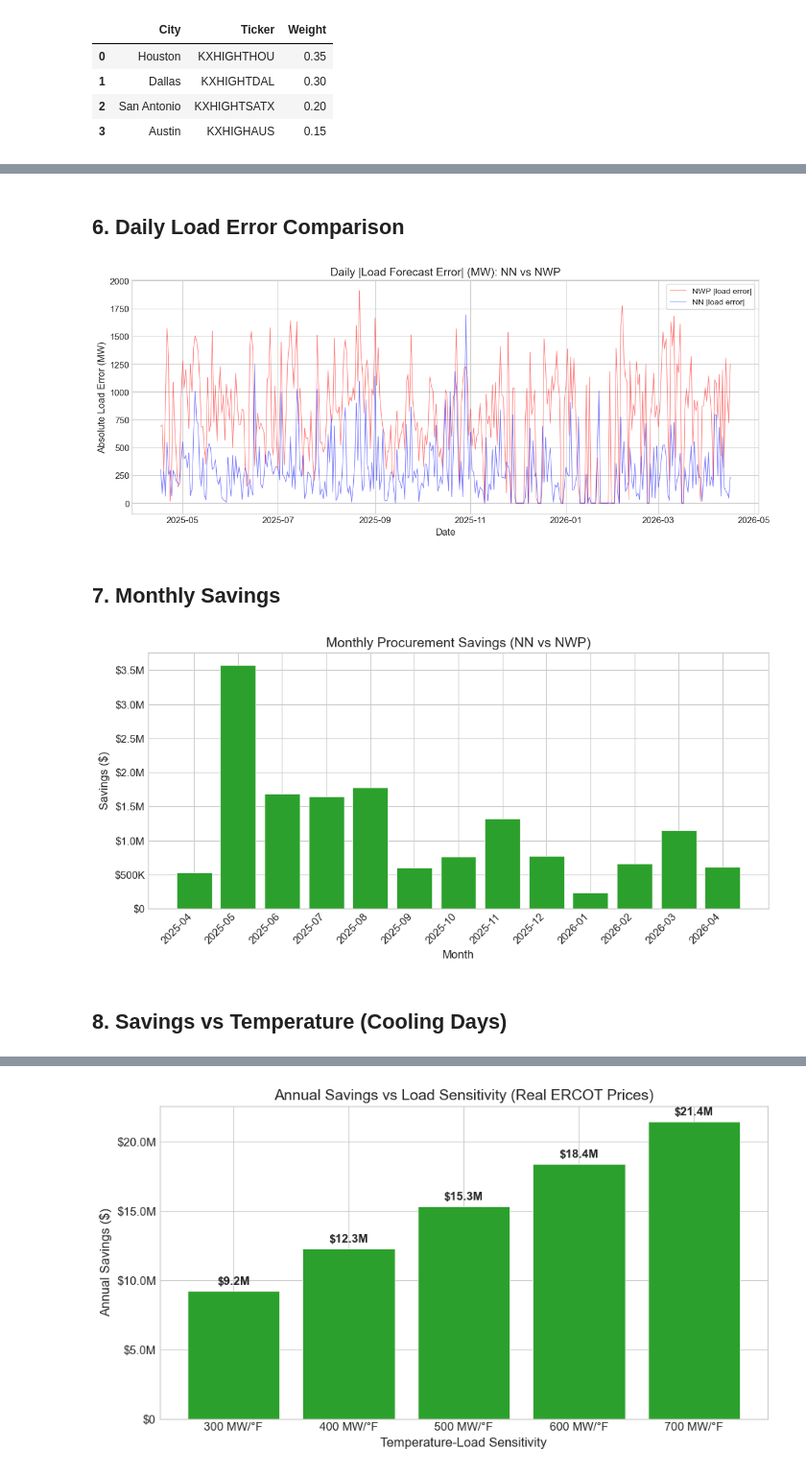
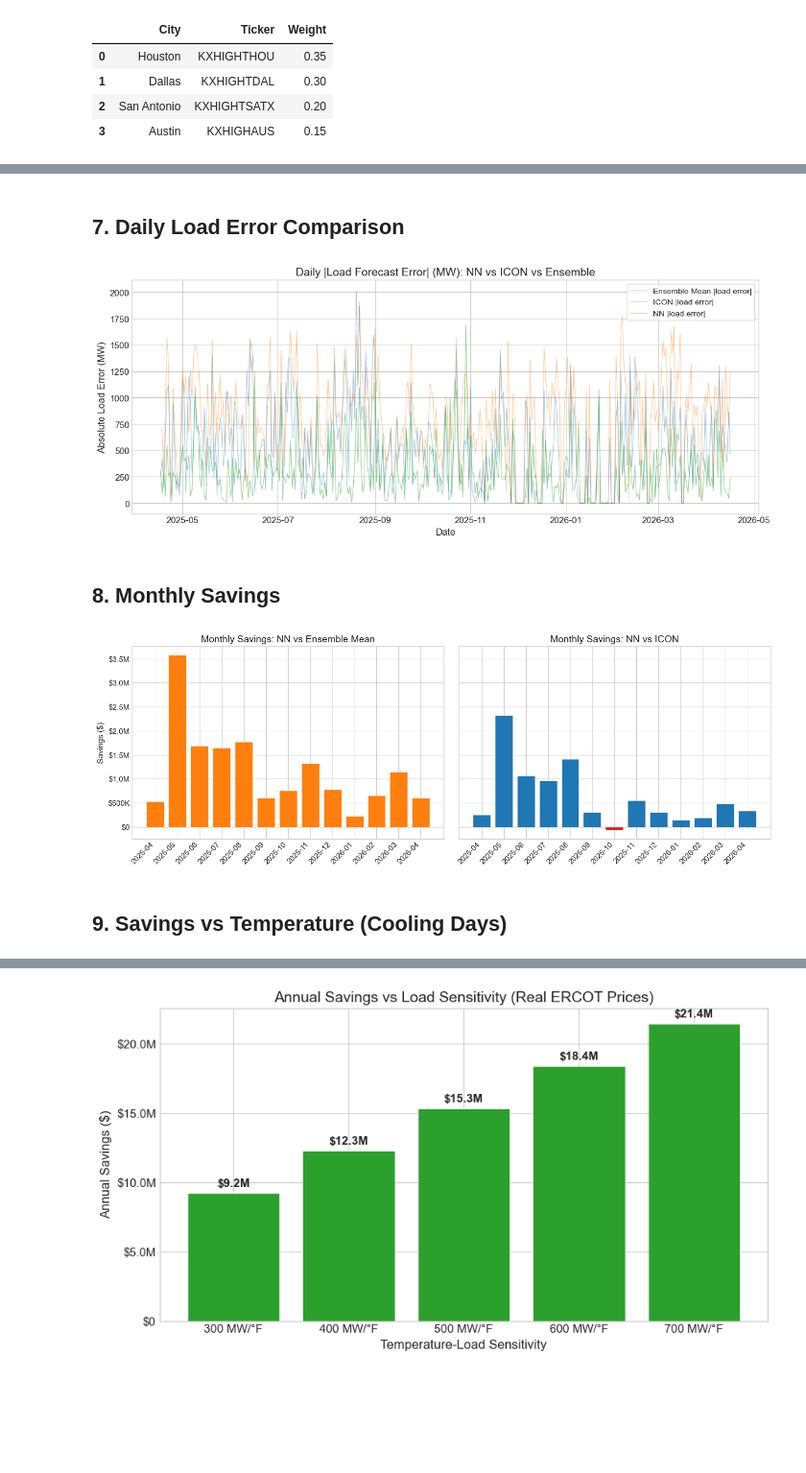
Before and after one commit to maxz073/dailymaxtempnn, a Jupyter notebook: energy_notebook.ipynb, the cells around one changed output, grey strips where cells are left out. Shown at 96% size. Drawn from its saved outputs; the diff is of its cells as text; code cells hidden in the pictures; blank space fills up the shorter version.

```diff
--- a/energy_notebook.ipynb
+++ b/energy_notebook.ipynb
@@ -60,6 +65,10 @@ print(f"Full dataset shape: {df.shape}")
 print(f"Date range: {df['date'].min().date()} to {df['date'].max().date()}")
 print(f"Cities: {df['ticker'].nunique()}")
 print(f"ERCOT cities present: {[t for t in ERCOT_CITIES if t in df['ticker'].unique()]}")
+print(f"\nIndividual NWP models available:")
+for col in NWP_COLS:
+    non_null = df[col].notna().sum()
+    print(f"  {NWP_DISPLAY_NAMES[col]:>6s} ({col}): {non_null} values")
 # %% [output]
 Full dataset shape: (7300, 12)
 Date range: 2025-04-17 to 2026-04-16
@@ -104,15 +197,22 @@ Total weight: 1.00
 # %%
 # Run the full ERCOT analysis with real ERCOT HB_HOUSTON prices
 daily = run_ercot_analysis(df)
+
+# Add best NWP model columns for easy comparison
+daily[f"best_nwp_cost"] = daily[f"{best_nwp_col}_cost"]
+daily[f"best_nwp_load_error_mw"] = daily[f"{best_nwp_col}_load_error_mw"]
+daily["best_nwp_forecast"] = daily[best_nwp_col]
+daily["savings_vs_best_nwp"] = daily["best_nwp_cost"] - daily["nn_cost"]
+daily["cum_savings_vs_best_nwp"] = daily["savings_vs_best_nwp"].cumsum()
+daily["savings_vs_ensemble"] = daily["nwp_cost"] - daily["nn_cost"]  # same as daily_savings
+daily["cum_savings_vs_ensemble"] = daily["cumulative_savings"]
+
 print(f"Daily results shape: {daily.shape}")
-print(f"Columns: {daily.columns.tolist()}")
-
-# Show real price stats
+print(f"Best individual NWP: {best_nwp_name}")
 print(f"\nDA-RT spread (real ERCOT HB_HOUSTON peak-hour):")
 print(f"  Mean:   ${daily['da_rt_spread'].mean():.2f}/MWh")
 print(f"  Median: ${daily['da_rt_spread'].median():.2f}/MWh")
 print(f"  Std:    ${daily['da_rt_spread'].std():.2f}/MWh")
 print(f"  Range:  ${daily['da_rt_spread'].min():.2f} to ${daily['da_rt_spread'].max():.2f}/MWh")
-print()
 daily.head(10)
 # %% [output]
@@ -230,40 +382,53 @@ plt.show()
 # %% [markdown]
-## 6. Daily Load Error Comparison
+## 7. Daily Load Error Comparison
 # %%
 fig, ax = plt.subplots(figsize=(12, 5))
-ax.plot(daily["date"], daily["nwp_load_error_mw"].abs(), alpha=0.5,
-        label="NWP |load error|", color="red", lw=0.8)
+ax.plot(daily["date"], daily["nwp_load_error_mw"].abs(), alpha=0.4,
+        label="Ensemble Mean |load error|", color="#ff7f0e", lw=0.8)
+ax.plot(daily["date"], daily["best_nwp_load_error_mw"].abs(), alpha=0.4,
+        label=f"{best_nwp_name} |load error|", color="#1f77b4", lw=0.8)
 ax.plot(daily["date"], daily["nn_load_error_mw"].abs(), alpha=0.5,
-        label="NN |load error|", color="blue", lw=0.8)
-ax.set_title("Daily |Load Forecast Error| (MW): NN vs NWP")
+        label="NN |load error|", color="#2ca02c", lw=0.8)
+ax.set_title(f"Daily |Load Forecast Error| (MW): NN vs {best_nwp_name} vs Ensemble")
 ax.set_xlabel("Date")
 ax.set_ylabel("Absolute Load Error (MW)")
 ax.legend(frameon=True, fancybox=True)
 fig.tight_layout()
 plt.show()
 # %% [output]
-[figure, old version]
+[figure, new version]
 # %% [markdown]
-## 7. Monthly Savings
+## 8. Monthly Savings
 # %%
-monthly = daily.groupby(daily["date"].dt.to_period("M"))["daily_savings"].sum()
+monthly_ens = daily.groupby(daily["date"].dt.to_period("M"))["savings_vs_ensemble"].sum()
+monthly_best = daily.groupby(daily["date"].dt.to_period("M"))["savings_vs_best_nwp"].sum()
 
-fig, ax = plt.subplots(figsize=(10, 5))
-colors = ["#2ca02c" if v >= 0 else "#d62728" for v in monthly.values]
-bars = ax.bar(range(len(monthly)), monthly.values, color=colors, edgecolor="white", linewidth=0.5)
-ax.set_xticks(range(len(monthly)))
-ax.set_xticklabels([str(p) for p in monthly.index], rotation=45, ha="right")
-ax.axhline(0, color="gray", ls="--", lw=0.8)
-ax.set_title("Monthly Procurement Savings (NN vs NWP)")
-ax.set_xlabel("Month")
-ax.set_ylabel("Savings ($)")
-ax.yaxis.set_major_formatter(FuncFormatter(dollar_fmt))
+fig, axes = plt.subplots(1, 2, figsize=(14, 5), sharey=True)
+
+# vs Ensemble Mean
+colors = ["#ff7f0e" if v >= 0 else "#d62728" for v in monthly_ens.values]
+axes[0].bar(range(len(monthly_ens)), monthly_ens.values, color=colors, edgecolor="white", linewidth=0.5)
+axes[0].set_xticks(range(len(monthly_ens)))
+axes[0].set_xticklabels([str(p) for p in monthly_ens.index], rotation=45, ha="right")
+axes[0].axhline(0, color="gray", ls="--", lw=0.8)
+axes[0].set_title("Monthly Savings: NN vs Ensemble Mean")
+axes[0].set_ylabel("Savings ($)")
+axes[0].yaxis.set_major_formatter(FuncFormatter(dollar_fmt))
+
+# vs Best NWP
+colors = ["#1f77b4" if v >= 0 else "#d62728" for v in monthly_best.values]
+axes[1].bar(range(len(monthly_best)), monthly_best.values, color=colors, edgecolor="white", linewidth=0.5)
+axes[1].set_xticks(range(len(monthly_best)))
+axes[1].set_xticklabels([str(p) for p in monthly_best.index], rotation=45, ha="right")
+axes[1].axhline(0, color="gray", ls="--", lw=0.8)
+axes[1].set_title(f"Monthly Savings: NN vs {best_nwp_name}")
+
 fig.tight_layout()
 plt.show()
 # %% [output]
-[figure, old version]
+[figure, new version]
 # %% [markdown]
-## 8. Savings vs Temperature (Cooling Days)
+## 9. Savings vs Temperature (Cooling Days)
 # %%
 cooling_days = daily[daily["actual"] > DEFAULT_COOLING_THRESHOLD_F]
 
```
Also changed, not shown: parts of 17 cells of this notebook, 2 other files.
